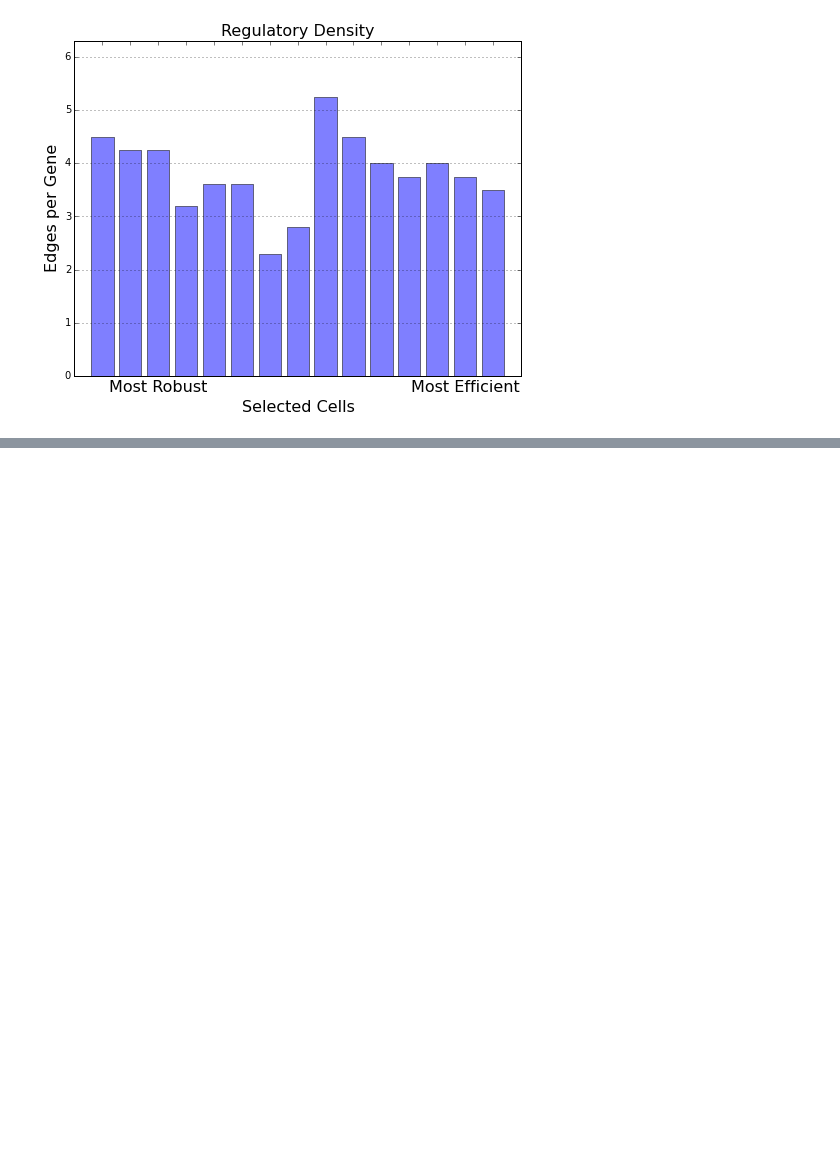
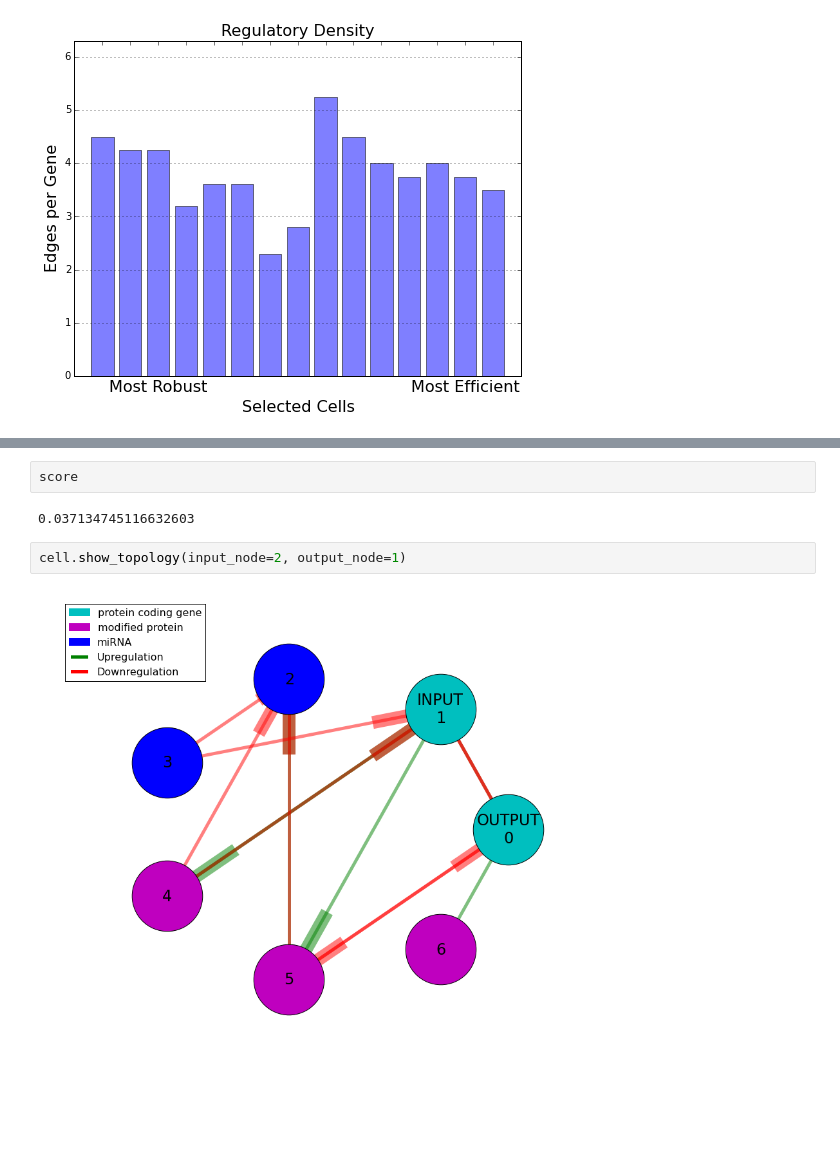
Before and after one commit to sbernasek/evolution_of_grn, a Jupyter notebook: analysis.ipynb, the cells around one changed output, grey strips where cells are left out. Saved outputs shown, nothing was run; the diff lists cells and outputs as text; blank space fills up the shorter version.

Commit message:
changed input signal

```diff
--- a/analysis.ipynb
+++ b/analysis.ipynb
@@ -111,0 +116,8 @@ score, energy = adaptation_test(cell, input_node=2, output_node=1, input_random=
+# %%
+score
+# %% [output]
+0.037134745116632603
+# %%
+cell.show_topology(input_node=2, output_node=1)
+# %% [output]
+[figure, added]
```
Also changed, not shown: parts of 8 cells of this notebook, 5 other files.
